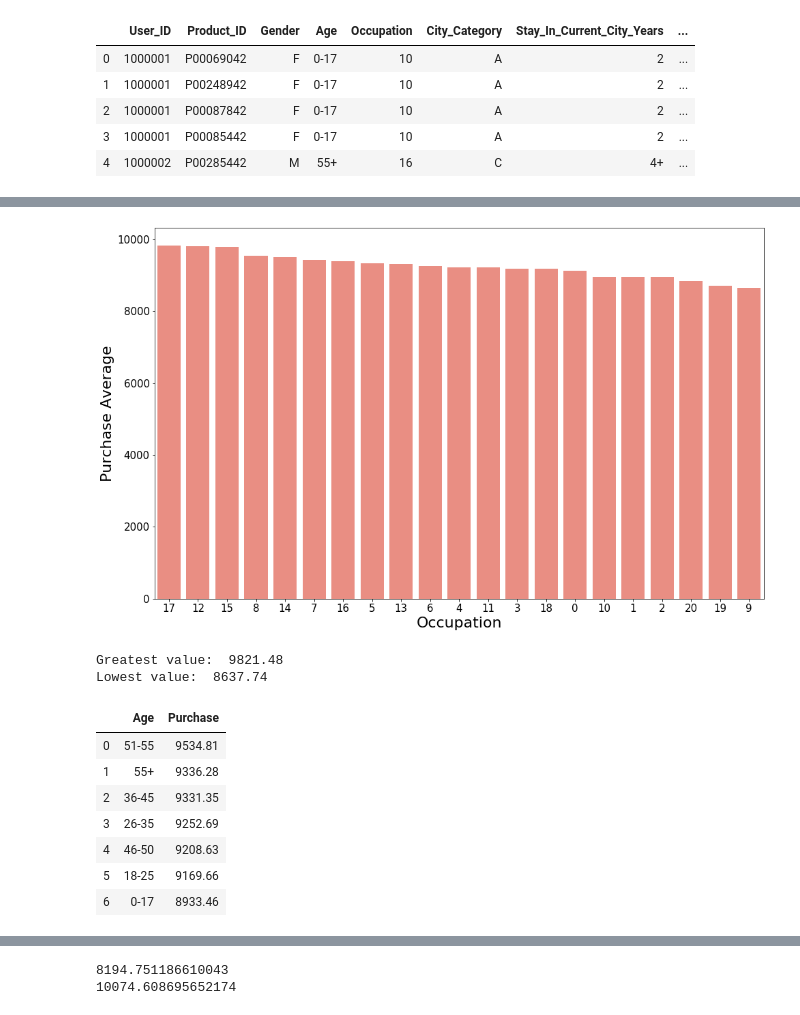
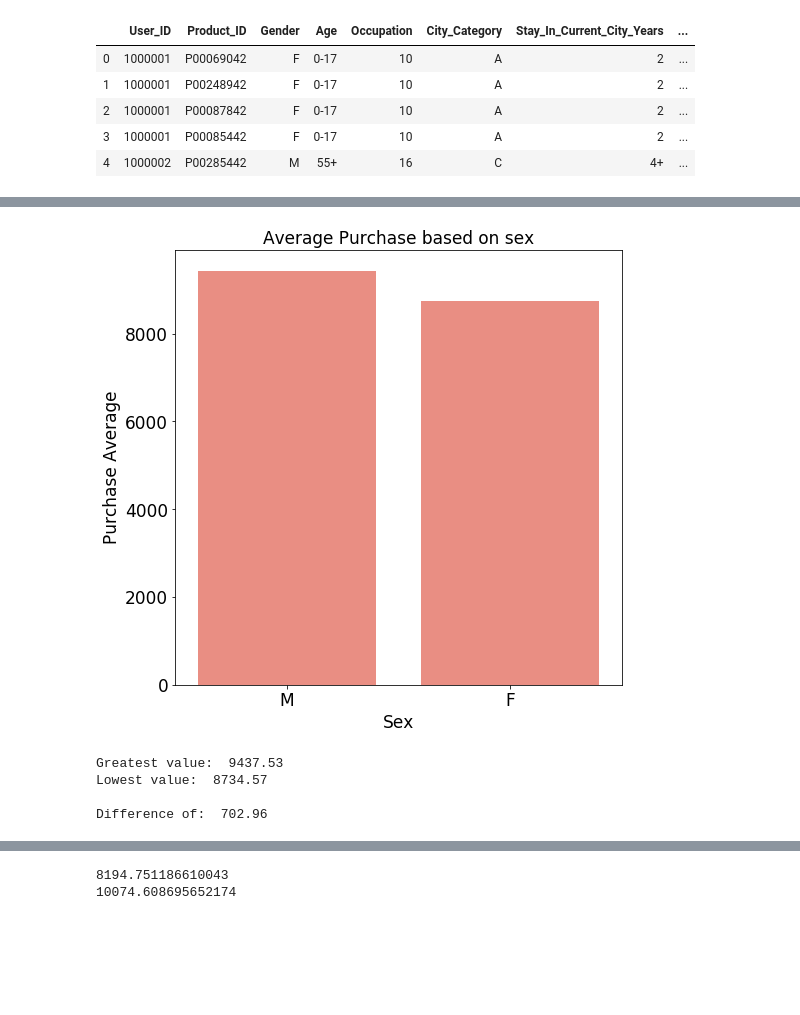
Before and after one commit to joseh4/Predicting_Black_Friday_Shopping_Purcahses, a Jupyter notebook: EDA_notebook.ipynb, the cells around one changed output, grey strips where cells are left out. Drawn from its saved outputs; the diff is of its cells as text; code cells hidden in the pictures; blank space fills up the shorter version.

Commit message:
updated graphs with titles/labels

```diff
--- a/EDA_notebook.ipynb
+++ b/EDA_notebook.ipynb
@@ -755,31 +863,23 @@ occupation_average_purchase
 # %%
-plt.figure(figsize = (16,10))
-b=sns.barplot(x=occupation_average_purchase['Occupation'], y = occupation_average_purchase['Purchase'],
-            order = occupation_average_purchase['Occupation'],
+plt.figure(figsize = (8,8))
+b=sns.barplot(x=gender_purchase_average['Gender'], y = gender_purchase_average['Purchase'],
+            order = gender_purchase_average['Gender'],
            color = 'salmon')
-b.set_xlabel('Occupation', fontsize = 22)
-b.set_ylabel('Purchase Average', fontsize = 22)
-b.tick_params(labelsize=15)
+b.set_xlabel('Sex', fontsize = 17)
+b.set_ylabel('Purchase Average', fontsize = 17)
+b.set_title('Average Purchase based on sex', fontsize = 17)
+b.tick_params(labelsize=17)
 plt.show()
 
-print('Greatest value: ', occupation_average_purchase['Purchase'][0])
-print('Lowest value: ', occupation_average_purchase['Purchase'][occupation_average_purchase.index[-1]])
+
+greater_value = gender_purchase_average['Purchase'][0]
+lowest_value = gender_purchase_average['Purchase'][gender_purchase_average.index[-1]]
+print('Greatest value: ', greater_value)
+print('Lowest value: ', lowest_value, '\n')
+print('Difference of: ', round(greater_value - lowest_value, 2))
 # %% [output]
-[figure, old version]
+[figure, new version]
-Greatest value:  9821.48
-Lowest value:  8637.74
+Greatest value:  9437.53
+Lowest value:  8734.57
+
+Difference of:  702.96
-# %%
-age_purchase_avg = round(df.groupby('Age')['Purchase'].mean(), 2)
-age_purchase_avg = pd.DataFrame(age_purchase_avg)
-age_purchase_avg=age_purchase_avg.sort_values(by =['Purchase'], ascending = False)
-age_purchase_avg.reset_index(inplace = True)
-age_purchase_avg
-# %% [output]
-|  | Age | Purchase |
-| 0 | 51-55 | 9534.81 |
-| 1 | 55+ | 9336.28 |
-| 2 | 36-45 | 9331.35 |
-| 3 | 26-35 | 9252.69 |
-| 4 | 46-50 | 9208.63 |
-| 5 | 18-25 | 9169.66 |
-| 6 | 0-17 | 8933.46 |
```
Also changed, not shown: parts of 17 cells of this notebook.
